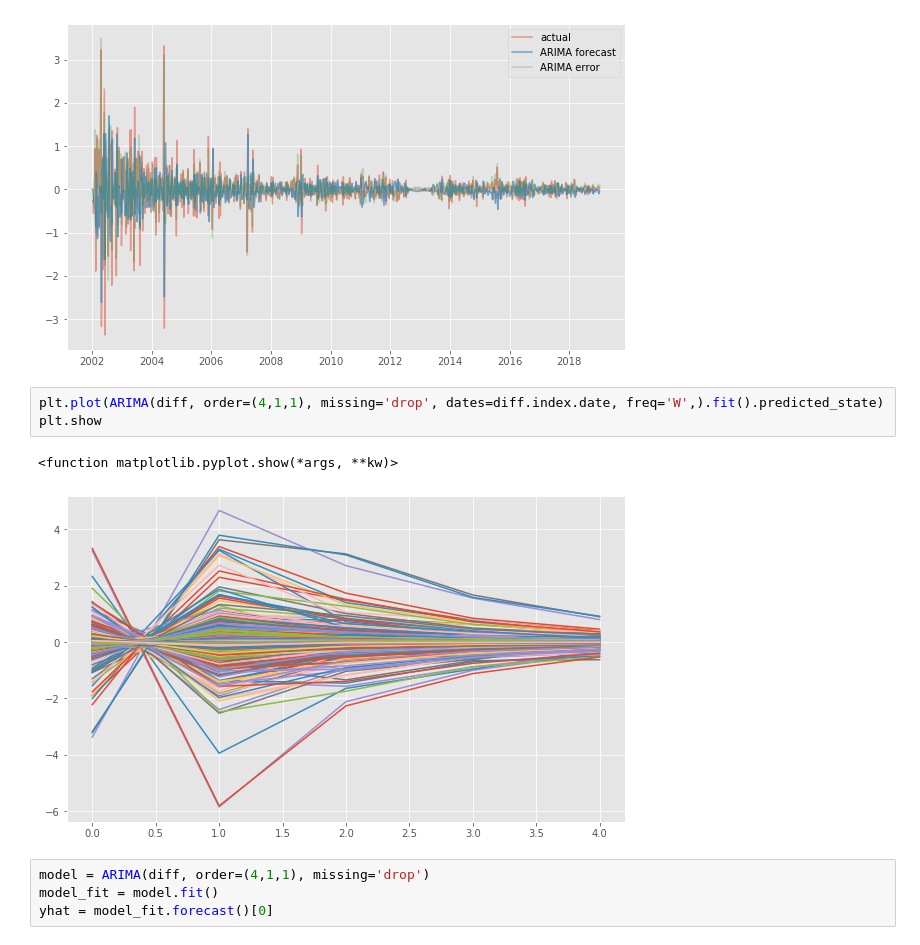
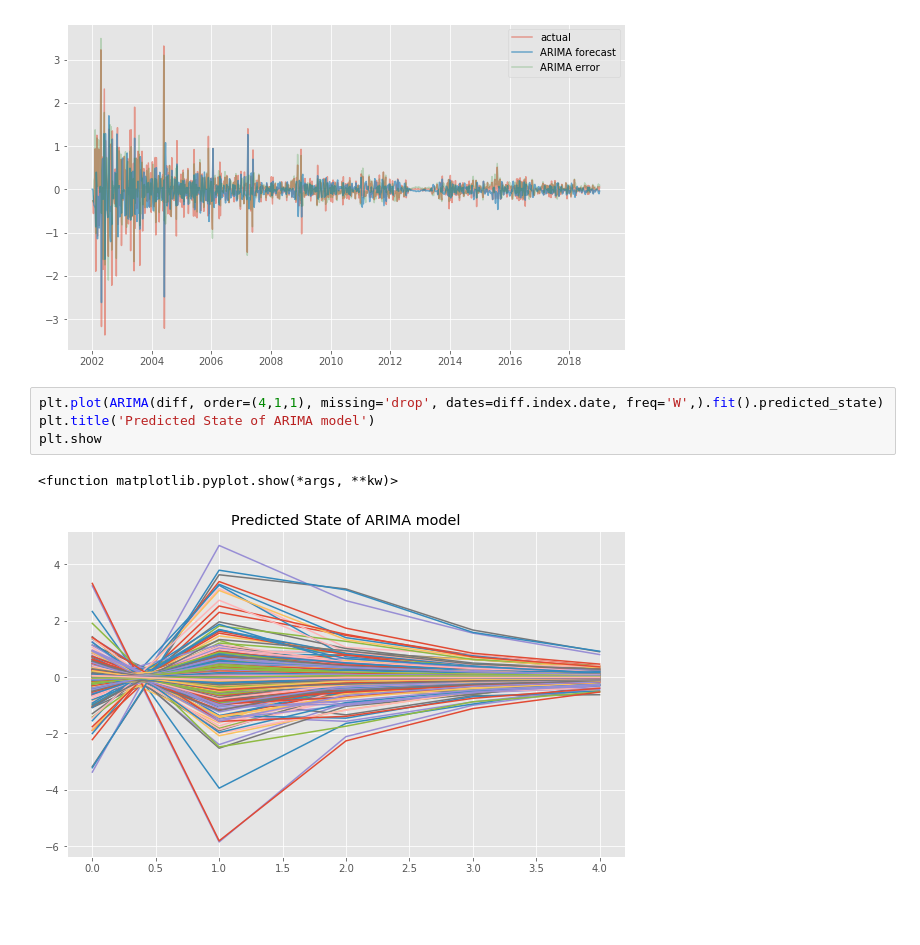
Before and after one commit to jrpaige/Solar, a Jupyter notebook: Solar_TS_Model.ipynb, the cells around one changed output. Cells and saved outputs as stored; diff of their text form; blank space fills up the shorter version.

```diff
--- a/Solar_TS_Model.ipynb
+++ b/Solar_TS_Model.ipynb
@@ -288,11 +285,8 @@ plt.show
 [figure]
 # %%
 plt.plot(ARIMA(diff, order=(4,1,1), missing='drop', dates=diff.index.date, freq='W',).fit().predicted_state)
+plt.title('Predicted State of ARIMA model')
 plt.show
 # %% [output]
 <function matplotlib.pyplot.show(*args, **kw)>
-[figure, old version]
+[figure, new version]
-# %%
-model = ARIMA(diff, order=(4,1,1), missing='drop')
-model_fit = model.fit()
-yhat = model_fit.forecast()[0]
```
Also changed, not shown: parts of 14 cells of this notebook.
